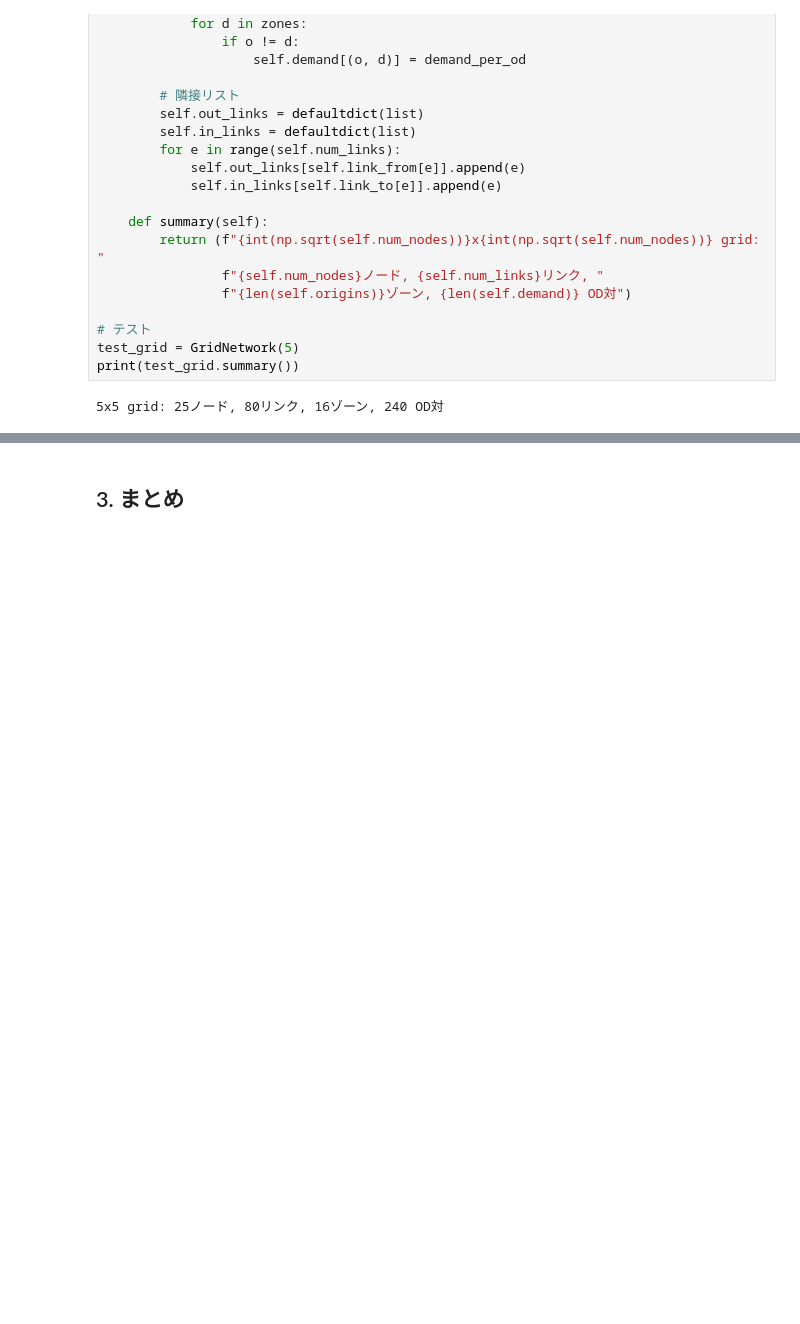
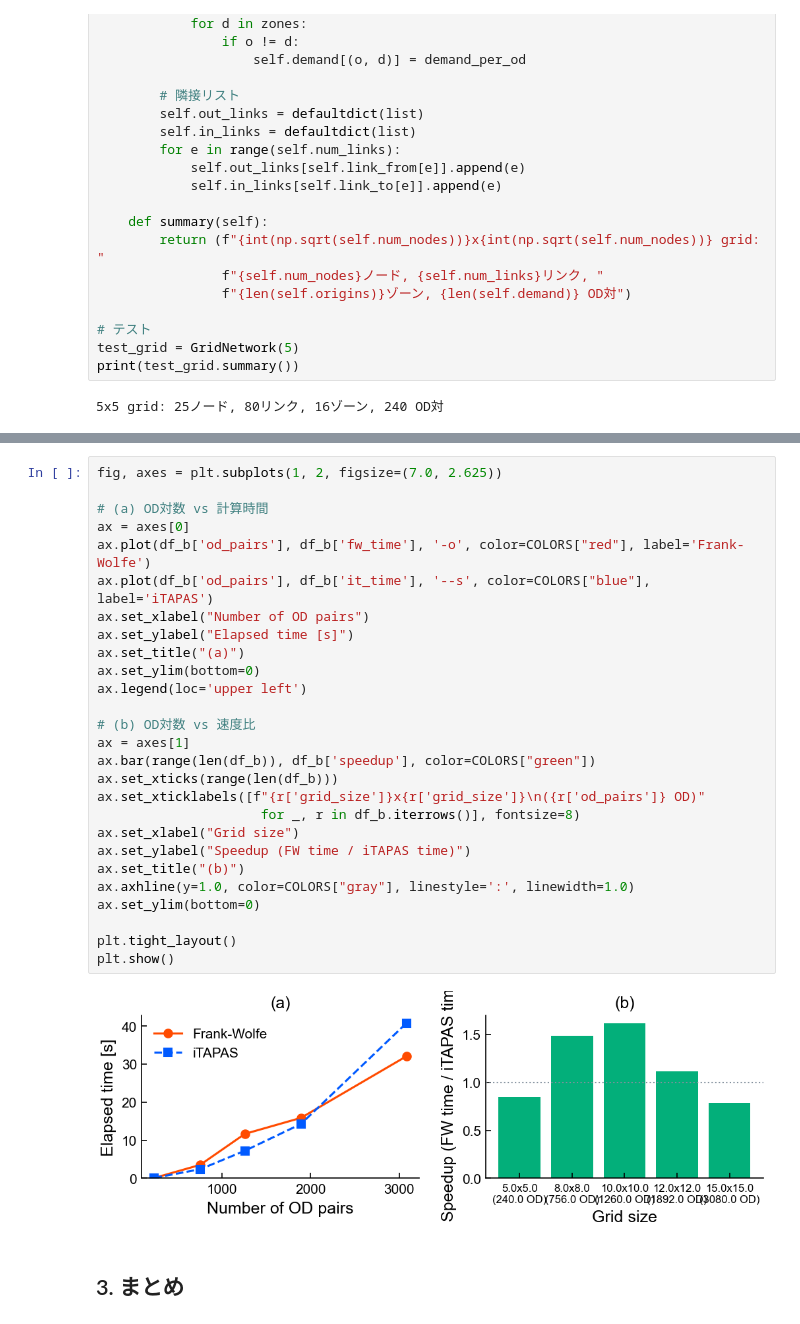
Before and after one commit to takala4/takala-bako, a Jupyter notebook: itapas/comparison.ipynb, the cells around one changed output, grey strips where cells are left out. Saved outputs shown, nothing was run; the diff lists cells and outputs as text; blank space fills up the shorter version.

```diff
--- a/itapas/comparison.ipynb
+++ b/itapas/comparison.ipynb
@@ -525,3 +600,32 @@ plt.show()
+# %%
+fig, axes = plt.subplots(1, 2, figsize=(7.0, 2.625))
+
+# (a) OD対数 vs 計算時間
+ax = axes[0]
+ax.plot(df_b['od_pairs'], df_b['fw_time'], '-o', color=COLORS["red"], label='Frank-Wolfe')
+ax.plot(df_b['od_pairs'], df_b['it_time'], '--s', color=COLORS["blue"], label='iTAPAS')
+ax.set_xlabel("Number of OD pairs")
+ax.set_ylabel("Elapsed time [s]")
+ax.set_title("(a)")
+ax.set_ylim(bottom=0)
+ax.legend(loc='upper left')
+
+# (b) OD対数 vs 速度比
+ax = axes[1]
+ax.bar(range(len(df_b)), df_b['speedup'], color=COLORS["green"])
+ax.set_xticks(range(len(df_b)))
+ax.set_xticklabels([f"{r['grid_size']}x{r['grid_size']}\n({r['od_pairs']} OD)"
+                     for _, r in df_b.iterrows()], fontsize=8)
+ax.set_xlabel("Grid size")
+ax.set_ylabel("Speedup (FW time / iTAPAS time)")
+ax.set_title("(b)")
+ax.axhline(y=1.0, color=COLORS["gray"], linestyle=':', linewidth=1.0)
+ax.set_ylim(bottom=0)
+
+plt.tight_layout()
+plt.show()
+# %% [output]
+[figure, added]
 # %% [markdown]
 ## 3. まとめ
 # %%
```
Also changed, not shown: parts of 14 cells of this notebook.
